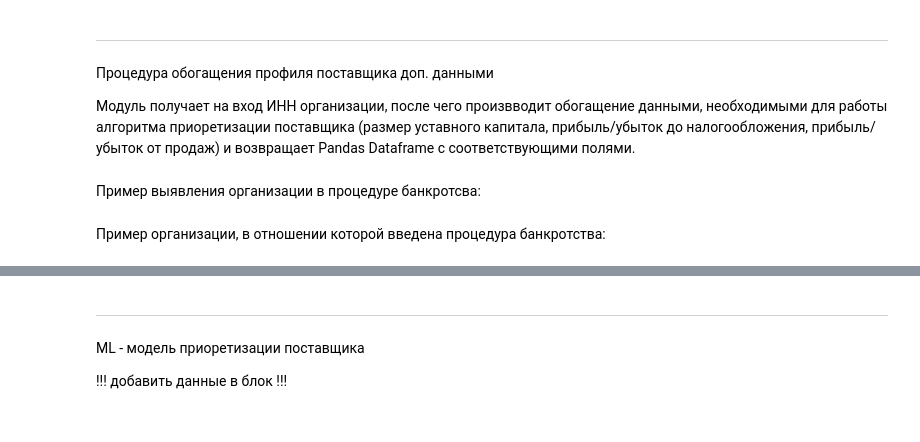
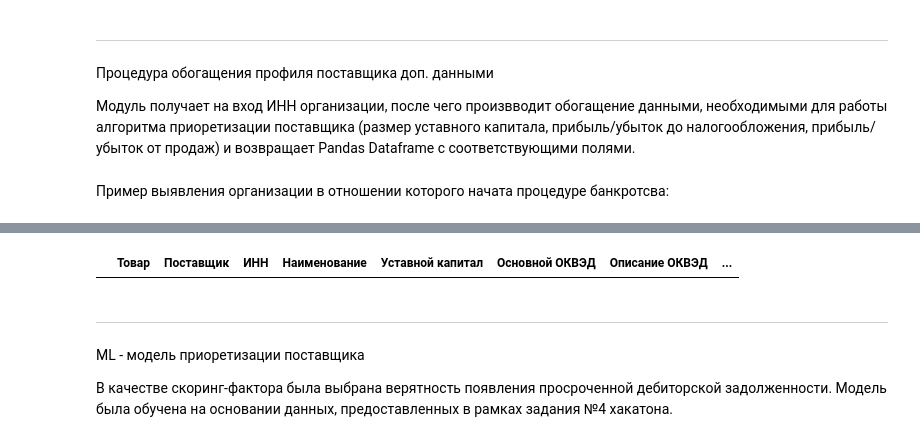
Before and after one commit to AlexHLinS/serverchallengesolution, a Jupyter notebook: Ezee_task3_solution.ipynb, the cells around one changed output, grey strips where cells are left out. Drawn from its saved outputs; the diff is of its cells as text; code cells hidden in the pictures.

```diff
--- a/Ezee_task3_solution.ipynb
+++ b/Ezee_task3_solution.ipynb
@@ -31,7 +31,9 @@ import nltk
 
 PARSE_NOM_RESULT_FILE = "~nom_parse_result.json"
 
-GET_INN_URL = 'https://yandex.ru/search/?text='
+GET_INN_URL = 'https://www.rusprofile.ru/search?query='
+GET_INN_URL_POSFIX = "&type=ul"
+
 EGRUL_URL = 'https://egrul.itsoft.ru/'
 REPUTATION_URL = 'https://vbankcenter.ru/contragent/'
 
@@ -172,7 +173,7 @@ def getTopFromYandex(request_str):
     result_url = []
     result_description = []
     result = []
-    SEARCH_URL = "https://yandex.ru/search/direct?text="
+    SEARCH_URL = "https://zachestnyibiznes.ru/search?query="
     SEARCH_URL_POSTFIX = "&filters_docs=direct_cm"
     request_str = "купить "+request_str[1:]
 
@@ -442,0 +502,6 @@ plt.show()
+# %%
+search_results = pd.DataFrame(columns=['Товар', 'Поставщик', 'ИНН'])
+for element in input_data['Наименование']:
+    search_results = search_results.append(get_company_list_by_product(element), ignore_index=True)
+
+search_results
@@ -475,9 +542,9 @@ def addDataToSeller(seller_inn):
             status_desc = seller_nalog_data['СвЮЛ']['СвСтатус']['СвСтатус']['@attributes']['НаимСтатусЮЛ']
             status_date = seller_nalog_data['СвЮЛ']['СвСтатус']['ГРНДата']['@attributes']['ДатаЗаписи']
     if 'fin' in seller_nalog_data.keys():
-        if '2018' in seller_nalog_data['fin']:
-            income = seller_nalog_data['fin']['2018']['@attributes']['income']
-            outcome = seller_nalog_data['fin']['2018']['@attributes']['outcome']
+        if 'y2018' in seller_nalog_data['fin']:
+            income = seller_nalog_data['fin']['y2018']['@attributes']['income']
+            outcome = seller_nalog_data['fin']['y2018']['@attributes']['outcome']
 
 
 
@@ -495,9 +562,7 @@ def addDataToSeller(seller_inn):
 
     return result
 # %% [markdown]
-Пример выявления организации в процедуре банкротсва:
+Пример выявления организации в отношении которого начата процедуре банкротсва:
-# %% [markdown]
-Пример организации, в отношении которой введена процедура банкротства:
 # %%
 addDataToSeller('7721024057')
 # %% [output]
@@ -508,5 +571,30 @@ addDataToSeller('7721024057')
-# %% [markdown]
-***
-ML - модель приоретизации поставщика
-
-!!! добавить данные в блок !!!
+# %%
+# TODO: Добавить датафрейм по полученным ранее поставщикам!
+search_results['Наименование'] = None
+search_results['ИНН'] = None
+search_results['Уставной капитал'] = None
+search_results['Основной ОКВЭД'] = None
+search_results['Описание ОКВЭД'] = None
+search_results['Статус ЮЛ'] = None
+search_results['Дата назначения статуса'] = None
+
+for i in range(len(search_results['ИНН'])):
+    tmp = addDataToSeller(search_results['ИНН'][i])
+    search_results['Наименование'] = tmp['Наименование']
+    search_results['ИНН'] = tmp['ИНН']
+    search_results['Уставной капитал'] = tmp['Уставной капитал']
+    search_results['Основной ОКВЭД'] = tmp['Основной ОКВЭД']
+    search_results['Описание ОКВЭД'] = tmp['Описание ОКВЭД']
+    search_results['Статус ЮЛ'] = tmp['Статус ЮЛ']
+    search_results['Дата назначения статуса'] = tmp['Дата назначения статуса']
+    search_results['Дебет'] = tmp['Дебет']
+    search_results['Кредит'] = tmp['Кредит']
+
+search_results
+# %% [output]
+|  | Товар | Поставщик | ИНН | Наименование | Уставной капитал | Основной ОКВЭД | Описание ОКВЭД | ... |
+# %% [markdown]
+***
+ML - модель приоретизации поставщика
+
+В качестве скоринг-фактора была выбрана верятность появления просроченной дебиторской задолженности. Модель была обучена на основании данных, предоставленных в рамках задания №4 хакатона.
```
Also changed, not shown: parts of 8 cells of this notebook.
